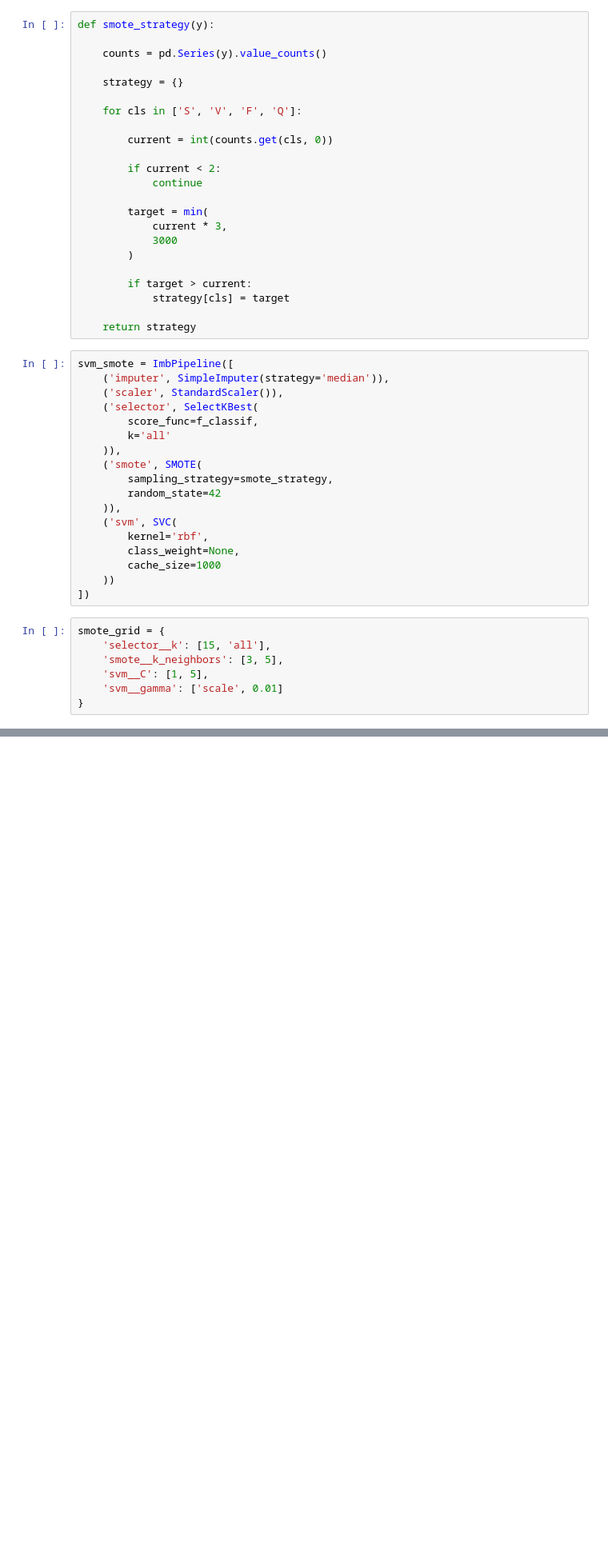
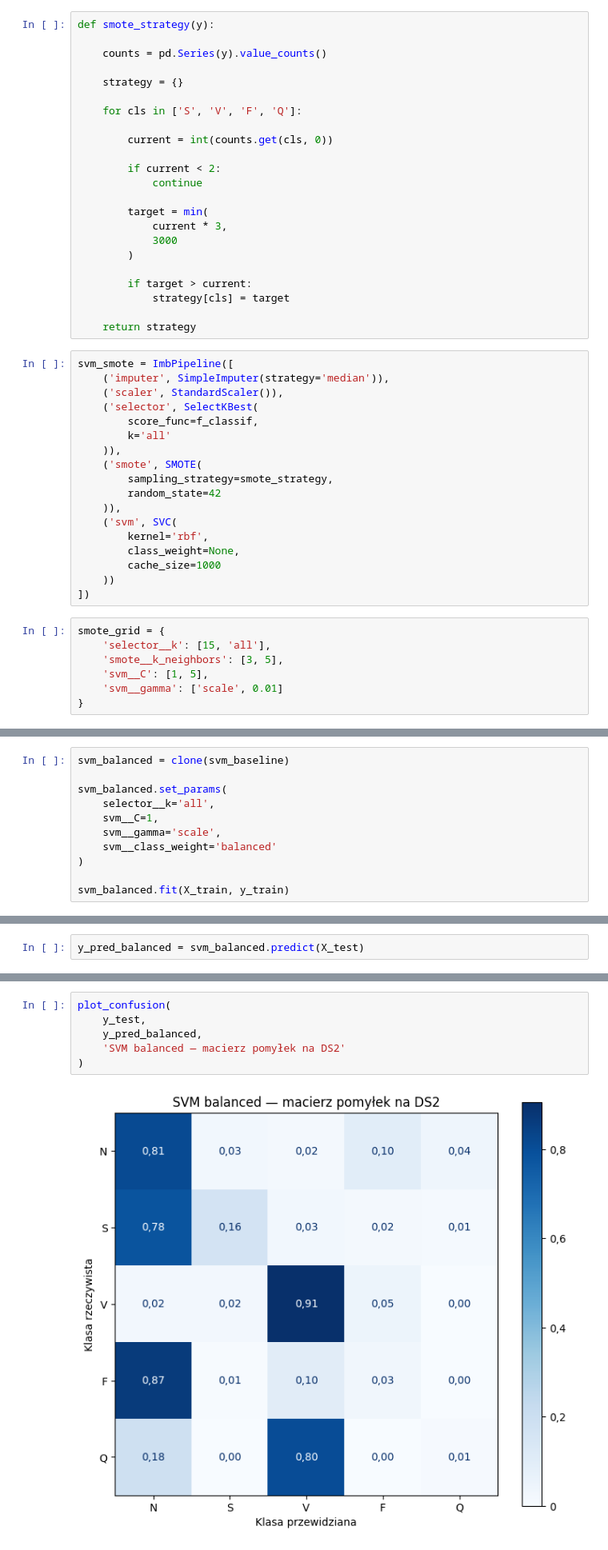
Before and after one commit to spoiler48/ecg-anomalies, a Jupyter notebook: notebooks/08_svm.ipynb, the cells around one changed output, grey strips where cells are left out. Shown at 80% size. Drawn from its saved outputs; the diff is of its cells as text; blank space fills up the shorter version.

```diff
--- a/notebooks/08_svm.ipynb
+++ b/notebooks/08_svm.ipynb
@@ -763,0 +399,11 @@ display(fold_comparison.round(4))
+# %%
+svm_balanced = clone(svm_baseline)
+
+svm_balanced.set_params(
+    selector__k='all',
+    svm__C=1,
+    svm__gamma='scale',
+    svm__class_weight='balanced'
+)
+
+svm_balanced.fit(X_train, y_train)
@@ -763,0 +415,2 @@ display(fold_comparison.round(4))
+# %%
+y_pred_balanced = svm_balanced.predict(X_test)
@@ -763,0 +440,8 @@ display(fold_comparison.round(4))
+# %%
+plot_confusion(
+    y_test,
+    y_pred_balanced,
+    'SVM balanced — macierz pomyłek na DS2'
+)
+# %% [output]
+[figure, added]
```
Also changed, not shown: parts of 42 cells of this notebook.
